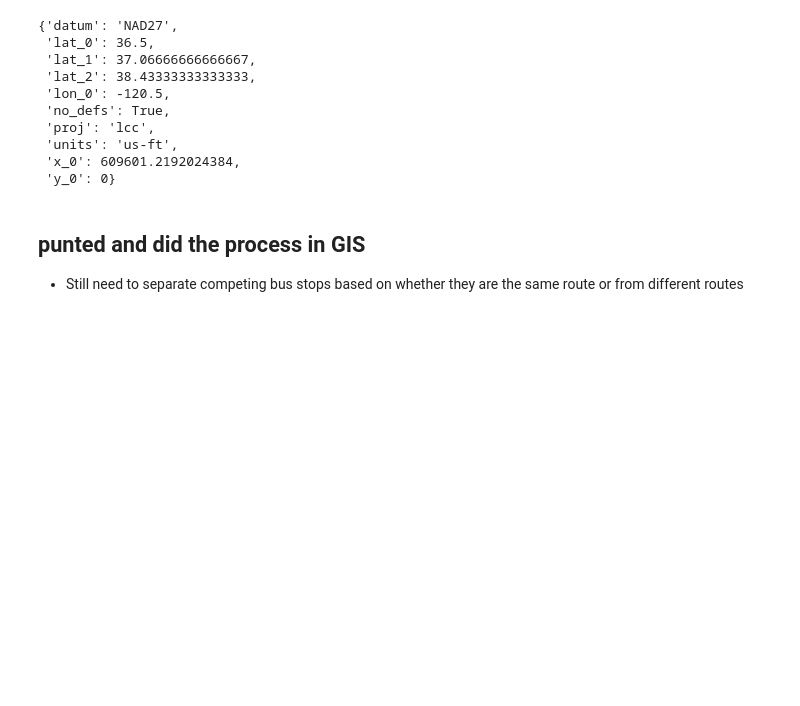
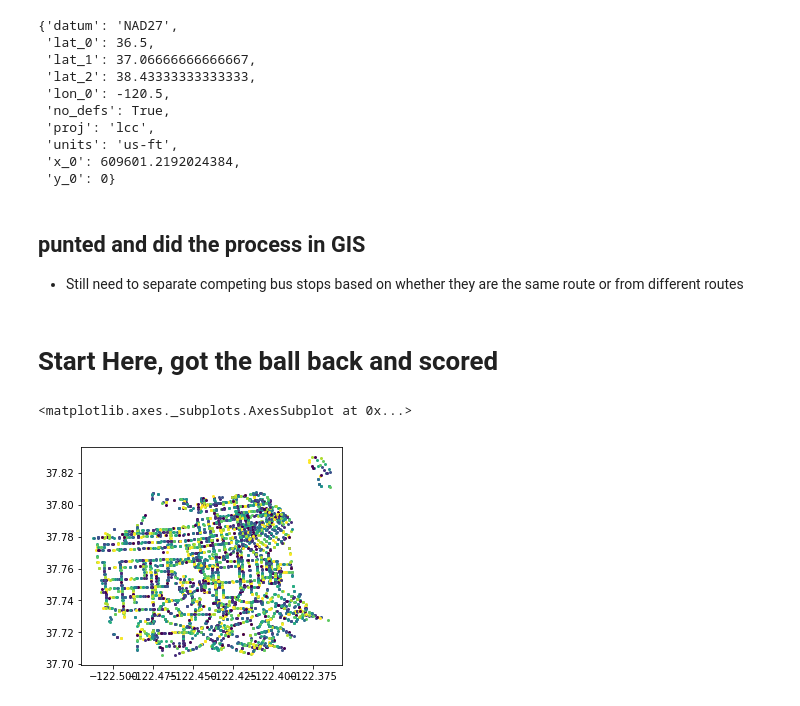
Before and after one commit to alex-mucci/Transit-Casa-Share, a Jupyter notebook: Notebooks/Adding in Competing Bus Stops.ipynb, the cells around one changed output. Saved outputs shown, nothing was run; the diff lists cells and outputs as text; code cells hidden in the pictures; blank space fills up the shorter version.

```diff
--- a/Notebooks/Adding in Competing Bus Stops.ipynb
+++ b/Notebooks/Adding in Competing Bus Stops.ipynb
@@ -54,0 +55,9 @@ routes_09 = routes[routes["MONTH"].isin(pd.date_range('2009-01-01', '2009-12-01'
+# %% [markdown]
+# Start Here, got the ball back and scored
+# %%
+stops = gp.read_file('E:/Transit-Casa-Alex/Input/Bus_Stops/2009/Bus_Stops_2009.shp')
+# %%
+stops.plot()
+# %% [output]
+<matplotlib.axes._subplots.AxesSubplot at 0x...>
+[figure, added]
```
Also changed, not shown: parts of 13 cells of this notebook, 9 other files.
